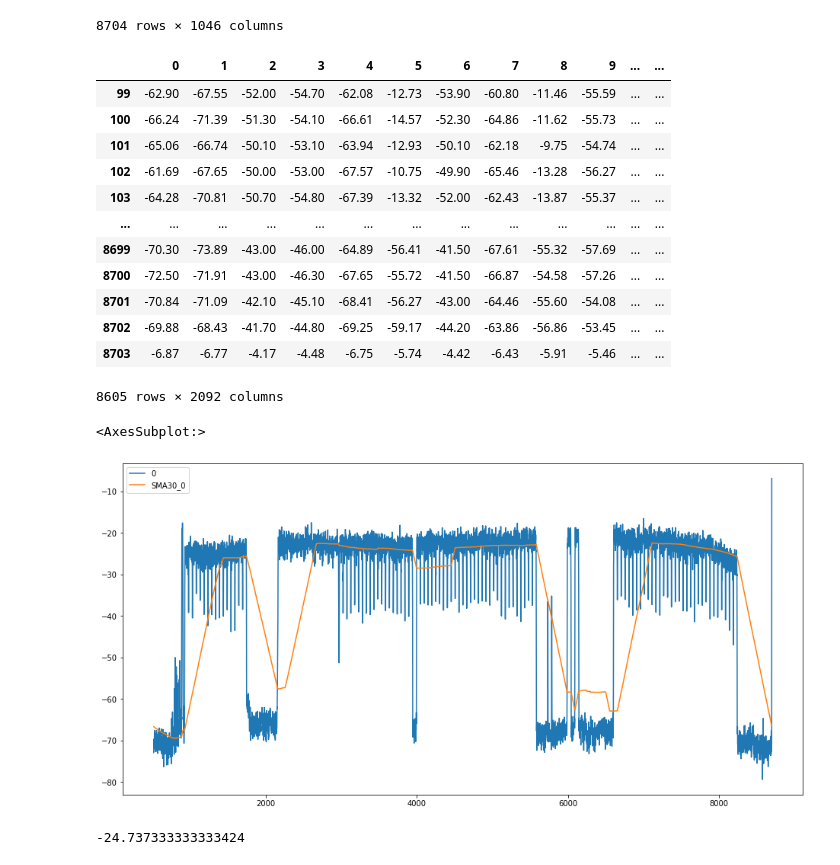
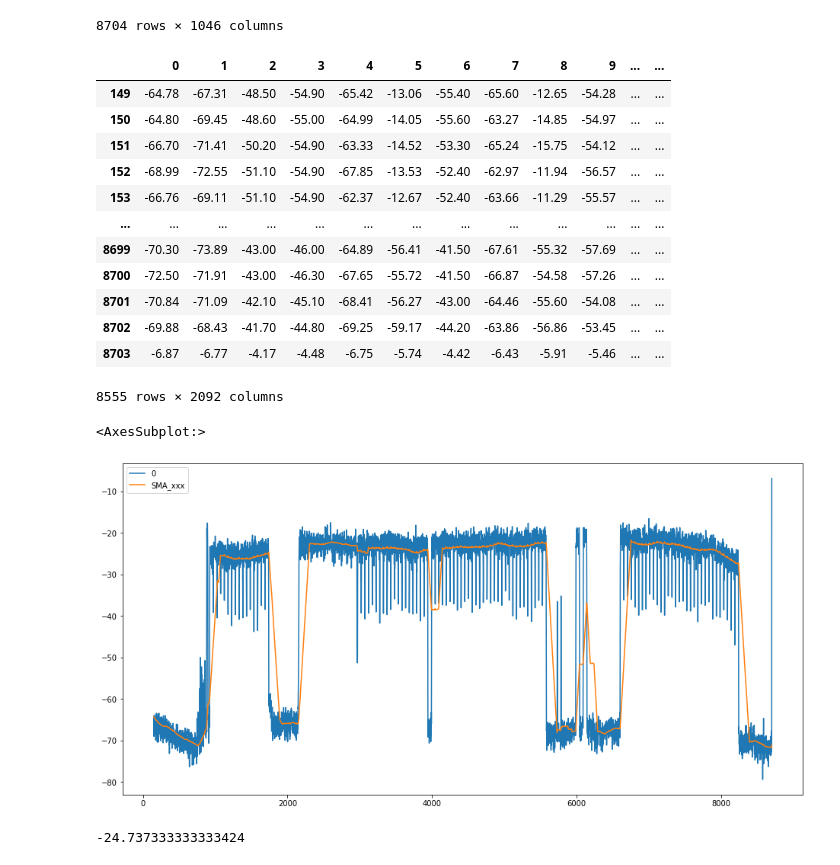
Before and after one commit to lisa8633/Cox-Project, a Jupyter notebook: MovingAvg.ipynb, the cells around one changed output. Cells and saved outputs as stored; diff of their text form; code cells hidden in the pictures.

```diff
--- a/MovingAvg.ipynb
+++ b/MovingAvg.ipynb
@@ -58,22 +58,22 @@ df_t
 cols = list(df_t.columns)
 for i in cols:
     temp = df_t[i].to_frame()
-    new = "SMA100_"+str(i)
-    df_t[new] = temp.rolling(100).mean()
+    new = "SMA150_"+str(i)
+    df_t[new] = temp.rolling(150).mean()
 df_t.dropna(inplace=True)
 df_t
 # %% [output]
 |  | 0 | 1 | 2 | 3 | 4 | 5 | 6 | 7 | 8 | 9 | ... | ... |
-| 99 | -62.90 | -67.55 | -52.00 | -54.70 | -62.08 | -12.73 | -53.90 | -60.80 | -11.46 | -55.59 | ... | ... |
-| 100 | -66.24 | -71.39 | -51.30 | -54.10 | -66.61 | -14.57 | -52.30 | -64.86 | -11.62 | -55.73 | ... | ... |
-| 101 | -65.06 | -66.74 | -50.10 | -53.10 | -63.94 | -12.93 | -50.10 | -62.18 | -9.75 | -54.74 | ... | ... |
-| 102 | -61.69 | -67.65 | -50.00 | -53.00 | -67.57 | -10.75 | -49.90 | -65.46 | -13.28 | -56.27 | ... | ... |
-| 103 | -64.28 | -70.81 | -50.70 | -54.80 | -67.39 | -13.32 | -52.00 | -62.43 | -13.87 | -55.37 | ... | ... |
+| 149 | -64.78 | -67.31 | -48.50 | -54.90 | -65.42 | -13.06 | -55.40 | -65.60 | -12.65 | -54.28 | ... | ... |
+| 150 | -64.80 | -69.45 | -48.60 | -55.00 | -64.99 | -14.05 | -55.60 | -63.27 | -14.85 | -54.97 | ... | ... |
+| 151 | -66.70 | -71.41 | -50.20 | -54.90 | -63.33 | -14.52 | -53.30 | -65.24 | -15.75 | -54.12 | ... | ... |
+| 152 | -68.99 | -72.55 | -51.10 | -54.90 | -67.85 | -13.53 | -52.40 | -62.97 | -11.94 | -56.57 | ... | ... |
+| 153 | -66.76 | -69.11 | -51.10 | -54.90 | -62.37 | -12.67 | -52.40 | -63.66 | -11.29 | -55.57 | ... | ... |
 | ... | ... | ... | ... | ... | ... | ... | ... | ... | ... | ... | ... | ... |
 | 8699 | -70.30 | -73.89 | -43.00 | -46.00 | -64.89 | -56.41 | -41.50 | -67.61 | -55.32 | -57.69 | ... | ... |
 | 8700 | -72.50 | -71.91 | -43.00 | -46.30 | -67.65 | -55.72 | -41.50 | -66.87 | -54.58 | -57.26 | ... | ... |
 | 8701 | -70.84 | -71.09 | -42.10 | -45.10 | -68.41 | -56.27 | -43.00 | -64.46 | -55.60 | -54.08 | ... | ... |
 | 8702 | -69.88 | -68.43 | -41.70 | -44.80 | -69.25 | -59.17 | -44.20 | -63.86 | -56.86 | -53.45 | ... | ... |
 | 8703 | -6.87 | -6.77 | -4.17 | -4.48 | -6.75 | -5.74 | -4.42 | -6.43 | -5.91 | -5.46 | ... | ... |
-8605 rows × 2092 columns
+8555 rows × 2092 columns
 # %%
@@ -81,14 +81,14 @@ dfSMA100 = df_t.drop(columns = cols)
 # %%
 df_t = subset.T
 df_t = df_t[0].to_frame()
-df_t['SMA30_0'] = df_t[0].rolling(512).mean()
+df_t['SMA_xxx'] = df_t[0].rolling(150).mean()
 df_t.dropna(inplace=True)
 #df_t
-df_t[[0, 'SMA30_0']].plot(label='SMA30',
+df_t[[0, 'SMA_xxx']].plot(label='SMA',
                                   figsize=(16, 8))
 # %% [output]
 <AxesSubplot:>
-[figure, old version]
+[figure, new version]
 # %%
 df_t = subset.T
 df_t = df_t[0].to_frame()
```
Also changed, not shown: parts of 10 cells of this notebook.
